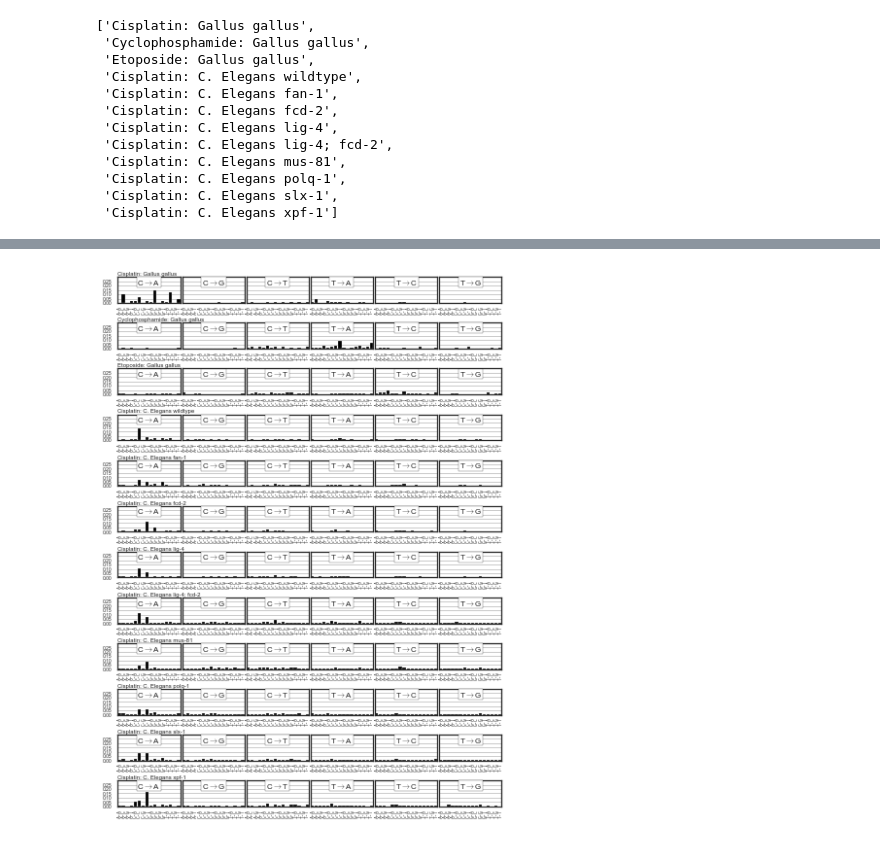
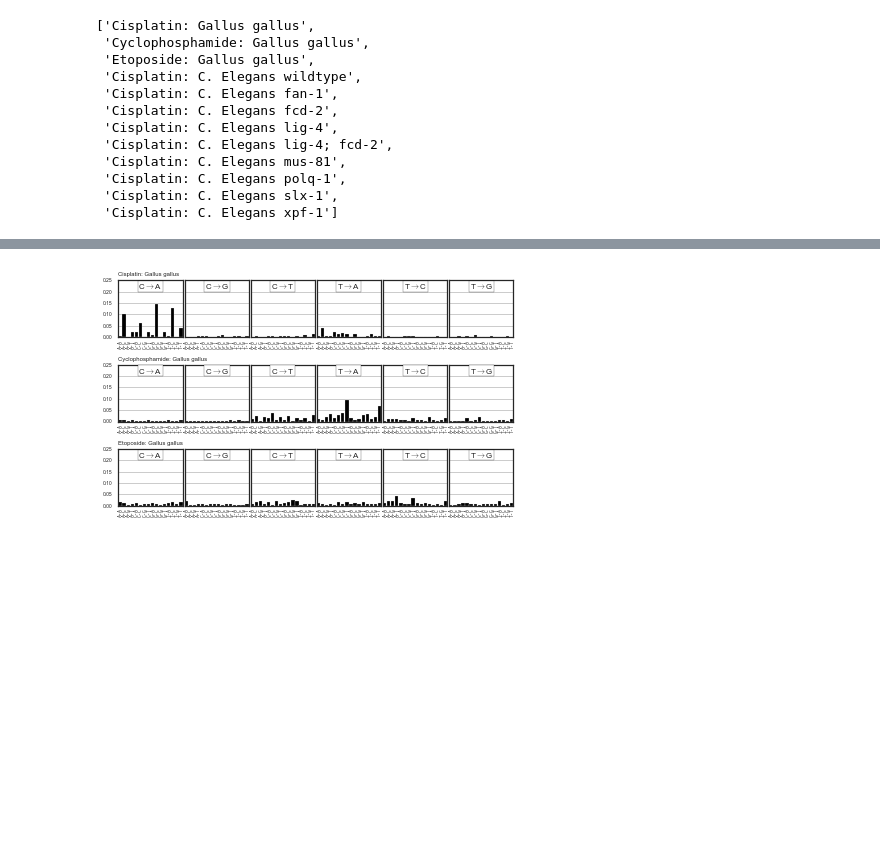
Before and after one commit to hammerlab/paper-aocs-chemo-neoantigens, a Jupyter notebook: notebooks/plot extracted signatures.ipynb, the cells around one changed output, grey strips where cells are left out. Cells and saved outputs as stored; diff of their text form; code cells hidden in the pictures; blank space fills up the shorter version.

```diff
--- a/notebooks/plot extracted signatures.ipynb
+++ b/notebooks/plot extracted signatures.ipynb
@@ -82,59 +82,65 @@ signatures_to_plot
  'Cisplatin: C. Elegans slx-1',
  'Cisplatin: C. Elegans xpf-1']
 # %%
-seaborn.set_context('paper')
-seaborn.set_style("white")
-pyplot.figure(figsize=(6,8))
+for (filename, figure_signatures) in [
+        ("extracted_signatures_chicken", [x for x in signatures_to_plot if 'gallus' in x.lower()]),
+        ("extracted_signatures_worm", [x for x in signatures_to_plot if 'elegans' in x.lower()])]:
 
-grid = (len(signatures_to_plot), 6)
+    seaborn.set_context('paper')
+    seaborn.set_style("white")
+    pyplot.figure(figsize=(6,1.2 * len(figure_signatures)))
 
-prev_axes = []
+    grid = (len(figure_signatures), 6)
 
-for (row, signature) in enumerate(signatures_to_plot):
-    for (col, kind) in enumerate(sorted(set(df.index.str.slice(2,5)))):
-        sharex = sharey = None
-        if col > 1:
-            sharey = prev_axes[-1]
-        if row != 0:
-            sharex = prev_axes[-grid[1]]
+    prev_axes = []
 
-        ax = pyplot.subplot2grid(grid, (row, col), sharex=sharex, sharey=sharey)
-        if col == 0:
-            pyplot.text(0, 0.32, signature, fontsize=6)
+    for (row, signature) in enumerate(figure_signatures):
+        for (col, kind) in enumerate(sorted(set(df.index.str.slice(2,5)))):
+            sharex = sharey = None
+            if col > 1:
+                sharey = prev_axes[-1]
+            if row != 0:
+                sharex = prev_axes[-grid[1]]
 
-        prev_axes.append(ax)
+            ax = pyplot.subplot2grid(grid, (row, col), sharex=sharex, sharey=sharey)
+            if col == 0:
+                pyplot.text(0, 0.27, signature, fontsize=6)
 
-        sub_df = df[df.index.str.contains(kind)].copy()
-        sub_df["mutation"] = sub_df.index
+            prev_axes.append(ax)
 
-        pyplot.bar(numpy.arange(sub_df.shape[0]),
-                   sub_df[signature].values,
-                   color='black')
+            sub_df = df[df.index.str.contains(kind)].copy()
+            sub_df["mutation"] = sub_df.index
 
-        ax.tick_params(axis='x', which='major', pad=2)
-        pyplot.xticks(
-            numpy.arange(sub_df.shape[0]) + 0.5, [x.replace("[%s]" % kind, "-") for x in sub_df.index],
-            fontsize=5,
-            family='monospace',
-        )
-        pyplot.xticks(rotation=90)
-        pyplot.ylabel("")
-        pyplot.xlabel("")
-        ax.text(0.5,.70,
-            kind.replace(">", "$\\rightarrow$"),
-            bbox=dict(facecolor='white', edgecolor='black', pad=1),
-            fontsize=8,
-            horizontalalignment='center',
-            transform=ax.transAxes)
-        pyplot.ylim(ymin=0, ymax=0.30)
-        ax.yaxis.grid('on', linewidth=1)
+            pyplot.bar(numpy.arange(sub_df.shape[0]),
+                       sub_df[signature].values,
+                       color='black')
 
-        #ax.label_outer()
-        pyplot.yticks([0.0, 0.05, 0.1, 0.15, 0.20, 0.25], fontsize=5)
-        for label in ax.get_yticklabels():
-            label.set_visible(ax.is_first_col())
+            ax.tick_params(axis='x', which='major', pad=2)
+            pyplot.xticks(
+                numpy.arange(sub_df.shape[0]) + 0.5, [x.replace("[%s]" % kind, "-") for x in sub_df.index],
+                fontsize=5,
+                family='monospace',
+            )
+            pyplot.xticks(rotation=90)
+            pyplot.ylabel("")
+            pyplot.xlabel("")
+            ax.text(0.5,.85,
+                kind.replace(">", "$\\rightarrow$"),
+                bbox=dict(facecolor='white', edgecolor='black', pad=1),
+                fontsize=8,
+                horizontalalignment='center',
+                transform=ax.transAxes)
+            pyplot.ylim(ymin=0, ymax=0.25)
+            ax.yaxis.grid('on', linewidth=1)
 
-pyplot.tight_layout(w_pad=0, h_pad=1)
+            #ax.label_outer()
+            pyplot.yticks([0.0, 0.05, 0.1, 0.15, 0.20, 0.25], fontsize=5)
+            for label in ax.get_yticklabels():
+                label.set_visible(ax.is_first_col())
 
-pyplot.savefig("../figures/extracted_signatures.pdf")
+    pyplot.tight_layout(w_pad=0, h_pad=1.5)
+
+    output = "../figures/%s.pdf" % filename
+    pyplot.savefig(output)
+    print("Wrote: %s" % output)
 # %% [output]
@@ -141 +149 @@ pyplot.savefig("../figures/extracted_signatures.pdf")
-[figure, old version]
+[figure, new version]
```
Also changed, not shown: parts of 1 cell of this notebook, 6 other files.
